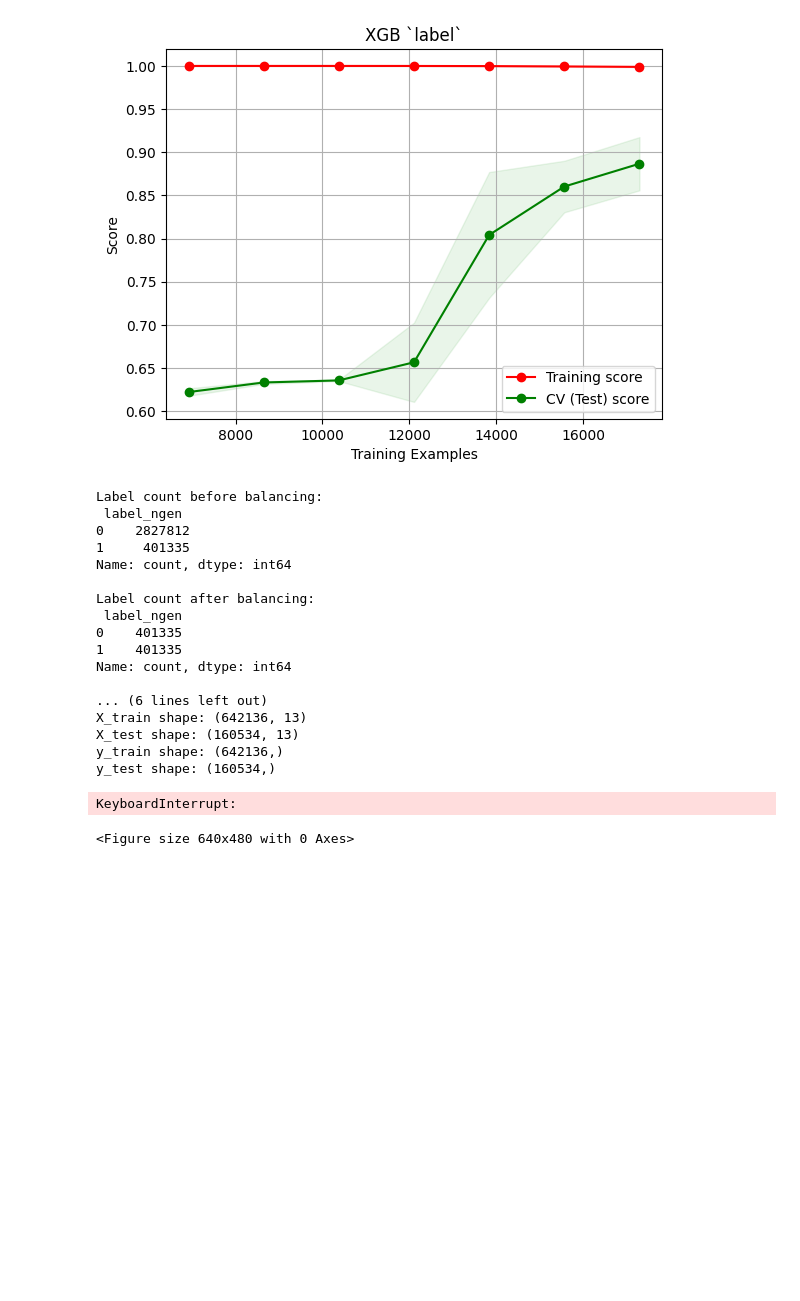
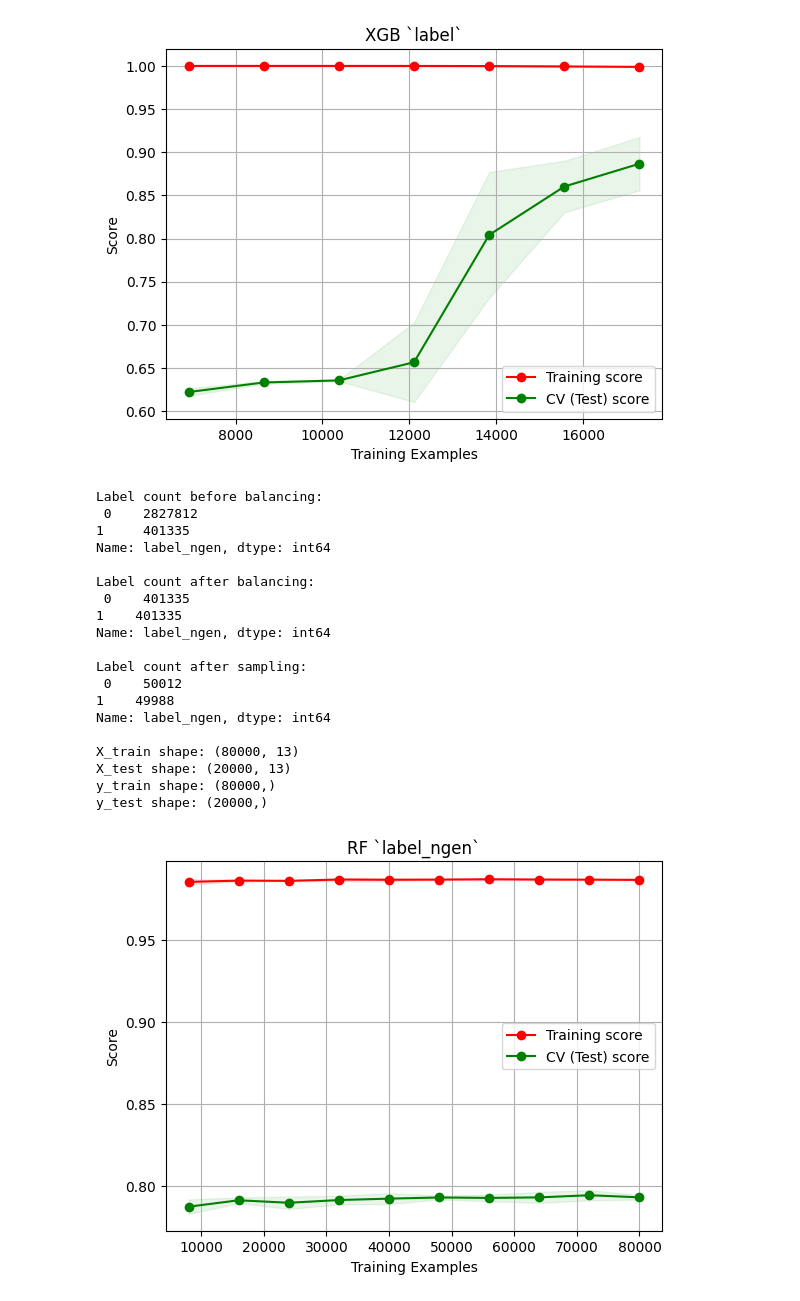
Before and after one commit to Berto70/hm_bbh, a Jupyter notebook: group_07_2324.ipynb, the cells around one changed output. Cells and saved outputs as stored; diff of their text form; code cells hidden in the pictures; blank space fills up the shorter version.

```diff
--- a/group_07_2324.ipynb
+++ b/group_07_2324.ipynb
@@ -110,7 +110,7 @@ The speed-up is astonishing: an improvement of ~ 900% wrt using Pandas!
 In the creation of the dataset we filter out those systems that take longer than Hubble time (~ 13.6 Gyr) to merge.
 After creating the dataset, we rename the columns and we add the column `label_ngen`.
 # %%
-path = '../project/data/'
+path = '../data/'
 
 folder = ['GC_chi01_output_noclusterevolv', 'NSC_chi01_output_noclusterevolv',
                'YSC_chi01_output_noclusterevolv']
@@ -365,31 +366,32 @@ y_train shape: (17296,)
 y_test shape: (4325,)
 [figure]
 # %%
-# `label_ngen` balanced dataset. Not downsampled
+# `label_ngen` balanced dataset. 100_000 sample
 
-X, y, X_train, y_train, X_test, y_test = h.data_preprocessing(df, n_sample=None, label='label_ngen', test_size=0.2, balanced_label=True)
+X, y, X_train, y_train, X_test, y_test = h.data_preprocessing(df, n_sample=100_000, label='label_ngen', test_size=0.2, balanced_label=True)
 
 RF = RandomForestClassifier(n_estimators=10, class_weight='balanced_subsample', criterion='entropy', random_state=42) # simple RF model. The same used above
 
-h.plot_learning_curve(RF, X, y, cv=5, title='RF `label_ngen`', train_sizes=np.linspace(0.1, 1.0, 10))
+h.plot_learning_curve(RF, X, y, cv=5, title='RF `label_ngen`', train_sizes=np.linspace(0.1, 1.0, 10), n_jobs=25)
 # %% [output]
 Label count before balancing:
- label_ngen
-0    2827812
+ 0    2827812
 1     401335
-Name: count, dtype: int64
+Name: label_ngen, dtype: int64
 
 Label count after balancing:
- label_ngen
-0    401335
+ 0    401335
 1    401335
-Name: count, dtype: int64
+Name: label_ngen, dtype: int64
 
-... (6 lines left out)
-X_train shape: (642136, 13)
-X_test shape: (160534, 13)
-y_train shape: (642136,)
-y_test shape: (160534,)
+Label count after sampling:
+ 0    50012
+1    49988
+Name: label_ngen, dtype: int64
+
+X_train shape: (80000, 13)
+X_test shape: (20000, 13)
+y_train shape: (80000,)
+y_test shape: (20000,)
-KeyboardInterrupt:
-<Figure size 640x480 with 0 Axes>
+[figure, added]
 # %%
```
Also changed, not shown: parts of 3 cells of this notebook.
